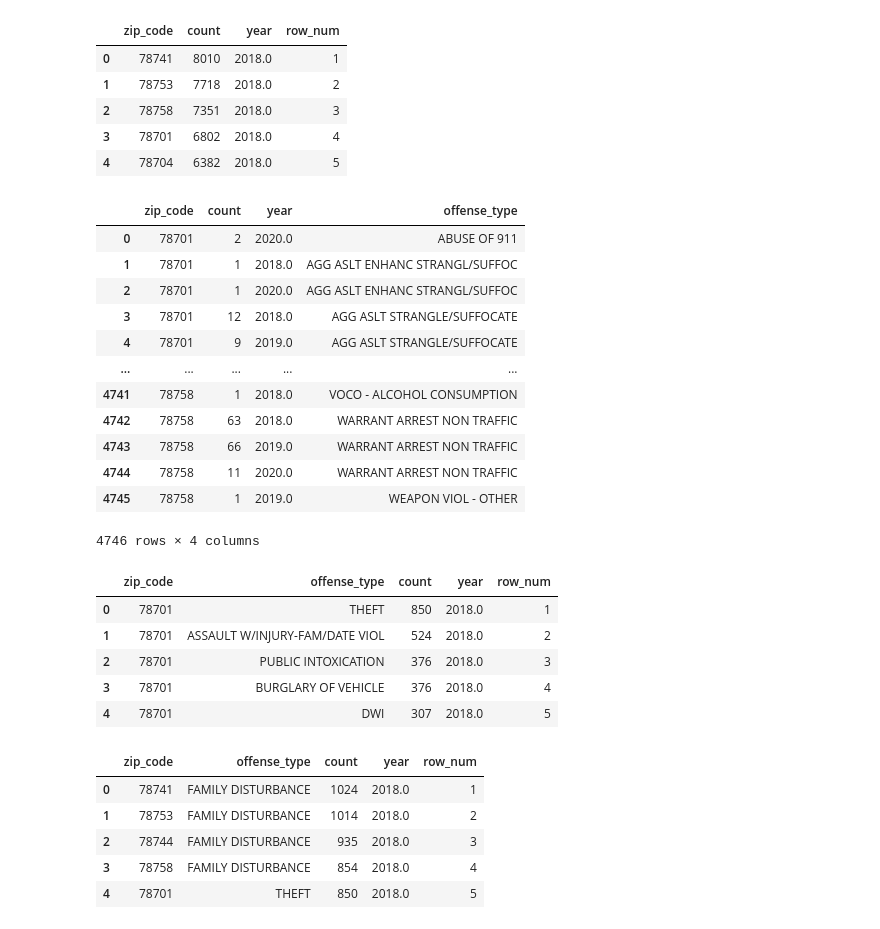
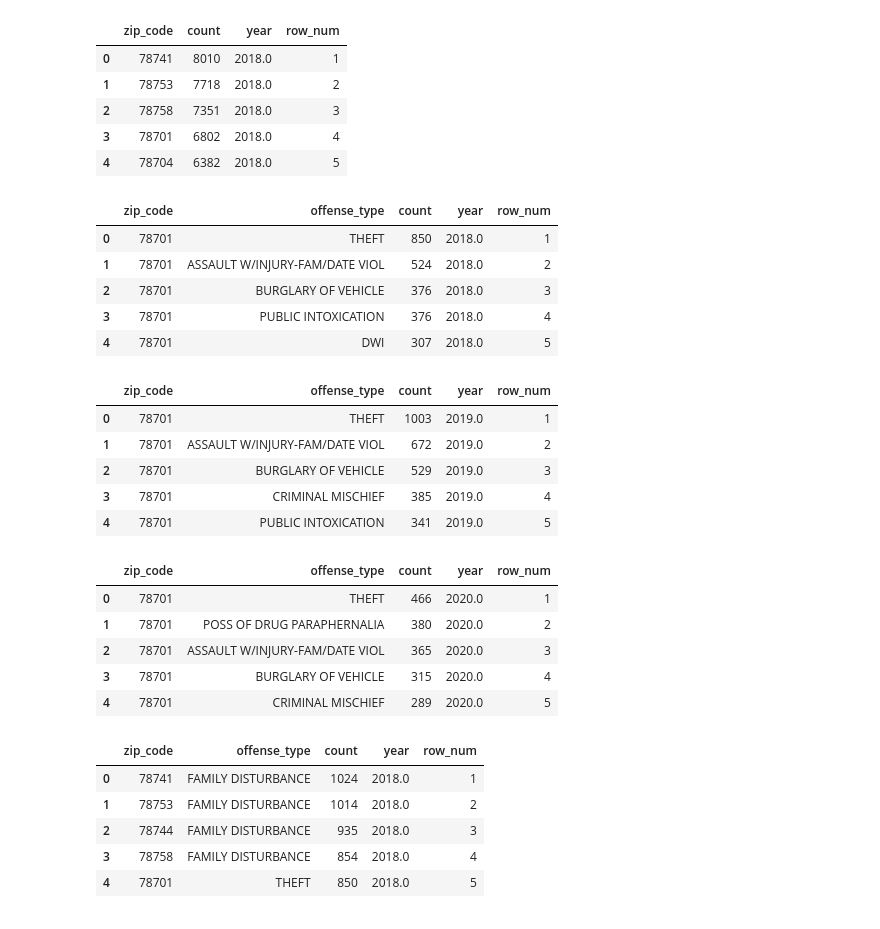
Before and after one commit to DonnieData/austin_crime_EDA, a Jupyter notebook: crime_data_EDA.ipynb, the cells around one changed output. Saved outputs shown, nothing was run; the diff lists cells and outputs as text; code cells hidden in the pictures.

```diff
--- a/crime_data_EDA.ipynb
+++ b/crime_data_EDA.ipynb
@@ -1215,32 +1215,33 @@ db_frame('SELECT * FROM top10_zip_by_count').head()
 | 3 | 78701 | 6802 | 2018.0 | 4 |
 | 4 | 78704 | 6382 | 2018.0 | 5 |
 # %%
-test_q1 = db_frame('''
+# define function to query top 5 criem categories by count and top zipcode of each year
+def top_cat_by_zip_year(year_arg):
+    return db_frame(f'''
+WITH top_zip_ctype AS (
 SELECT
     zip_code,
     COUNT(*) AS count,
     EXTRACT(YEAR FROM occurred_date) AS year,
-    of.offense_type
+    of.offense_type,
+    ROW_NUMBER() OVER(
+                    PARTITION BY zip_code
+                    ORDER BY zip_code, EXTRACT(YEAR FROM occurred_date)ASC, COUNT(*) DESC
+                        ) AS row_num
 FROM crime_incidents AS cr
 LEFT JOIN offense_type as of
 ON(cr.offense_code = of.offense_code)
-WHERE zip_code IN (SELECT zip_code
-                    FROM top10_zip_by_count)
-GROUP BY zip_code, offense_type, year
+WHERE (zip_code IN (SELECT zip_code
+                    FROM top10_zip_by_count
+                    WHERE year = {year_arg})
+                    AND
+                    EXTRACT(YEAR from occurred_date) = {year_arg})
+GROUP BY zip_code, offense_type, year)
+SELECT zip_code,
+        offense_type,
+        count,
+        year,
+        row_num
+FROM top_zip_ctype
+WHERE row_num <=5
 ''')
-# %%
-samp
-# %% [output]
-|  | zip_code | count | year | offense_type |
-| 0 | 78701 | 2 | 2020.0 | ABUSE OF 911 |
-| 1 | 78701 | 1 | 2018.0 | AGG ASLT ENHANC STRANGL/SUFFOC |
-| 2 | 78701 | 1 | 2020.0 | AGG ASLT ENHANC STRANGL/SUFFOC |
-| 3 | 78701 | 12 | 2018.0 | AGG ASLT STRANGLE/SUFFOCATE |
-| 4 | 78701 | 9 | 2019.0 | AGG ASLT STRANGLE/SUFFOCATE |
-| ... | ... | ... | ... | ... |
-| 4741 | 78758 | 1 | 2018.0 | VOCO - ALCOHOL CONSUMPTION |
-| 4742 | 78758 | 63 | 2018.0 | WARRANT ARREST NON TRAFFIC |
-| 4743 | 78758 | 66 | 2019.0 | WARRANT ARREST NON TRAFFIC |
-| 4744 | 78758 | 11 | 2020.0 | WARRANT ARREST NON TRAFFIC |
-| 4745 | 78758 | 1 | 2019.0 | WEAPON VIOL - OTHER |
-4746 rows × 4 columns
@@ -1273,12 +1248,31 @@ WHERE row_num <=5
-# %%
-test_q2.head()
-# %% [output]
-|  | zip_code | offense_type | count | year | row_num |
-| 0 | 78701 | THEFT | 850 | 2018.0 | 1 |
-| 1 | 78701 | ASSAULT W/INJURY-FAM/DATE VIOL | 524 | 2018.0 | 2 |
-| 2 | 78701 | PUBLIC INTOXICATION | 376 | 2018.0 | 3 |
-| 3 | 78701 | BURGLARY OF VEHICLE | 376 | 2018.0 | 4 |
-| 4 | 78701 | DWI | 307 | 2018.0 | 5 |
+# %%
+cat_zip_18 = top_cat_by_zip_year(2018)
+cat_zip_19 = top_cat_by_zip_year(2019)
+cat_zip_20 = top_cat_by_zip_year(2020)
+# %%
+# review
+cat_zip_18.head()
+cat_zip_19.head()
+cat_zip_20.head()
+# %% [output]
+|  | zip_code | offense_type | count | year | row_num |
+| 0 | 78701 | THEFT | 850 | 2018.0 | 1 |
+| 1 | 78701 | ASSAULT W/INJURY-FAM/DATE VIOL | 524 | 2018.0 | 2 |
+| 2 | 78701 | BURGLARY OF VEHICLE | 376 | 2018.0 | 3 |
+| 3 | 78701 | PUBLIC INTOXICATION | 376 | 2018.0 | 4 |
+| 4 | 78701 | DWI | 307 | 2018.0 | 5 |
+|  | zip_code | offense_type | count | year | row_num |
+| 0 | 78701 | THEFT | 1003 | 2019.0 | 1 |
+| 1 | 78701 | ASSAULT W/INJURY-FAM/DATE VIOL | 672 | 2019.0 | 2 |
+| 2 | 78701 | BURGLARY OF VEHICLE | 529 | 2019.0 | 3 |
+| 3 | 78701 | CRIMINAL MISCHIEF | 385 | 2019.0 | 4 |
+| 4 | 78701 | PUBLIC INTOXICATION | 341 | 2019.0 | 5 |
+|  | zip_code | offense_type | count | year | row_num |
+| 0 | 78701 | THEFT | 466 | 2020.0 | 1 |
+| 1 | 78701 | POSS OF DRUG PARAPHERNALIA | 380 | 2020.0 | 2 |
+| 2 | 78701 | ASSAULT W/INJURY-FAM/DATE VIOL | 365 | 2020.0 | 3 |
+| 3 | 78701 | BURGLARY OF VEHICLE | 315 | 2020.0 | 4 |
+| 4 | 78701 | CRIMINAL MISCHIEF | 289 | 2020.0 | 5 |
 # %%
 db_frame('''
 WITH top_zip_ctype AS (
```
Also changed, not shown: parts of 1 cell of this notebook, 1 other file.
